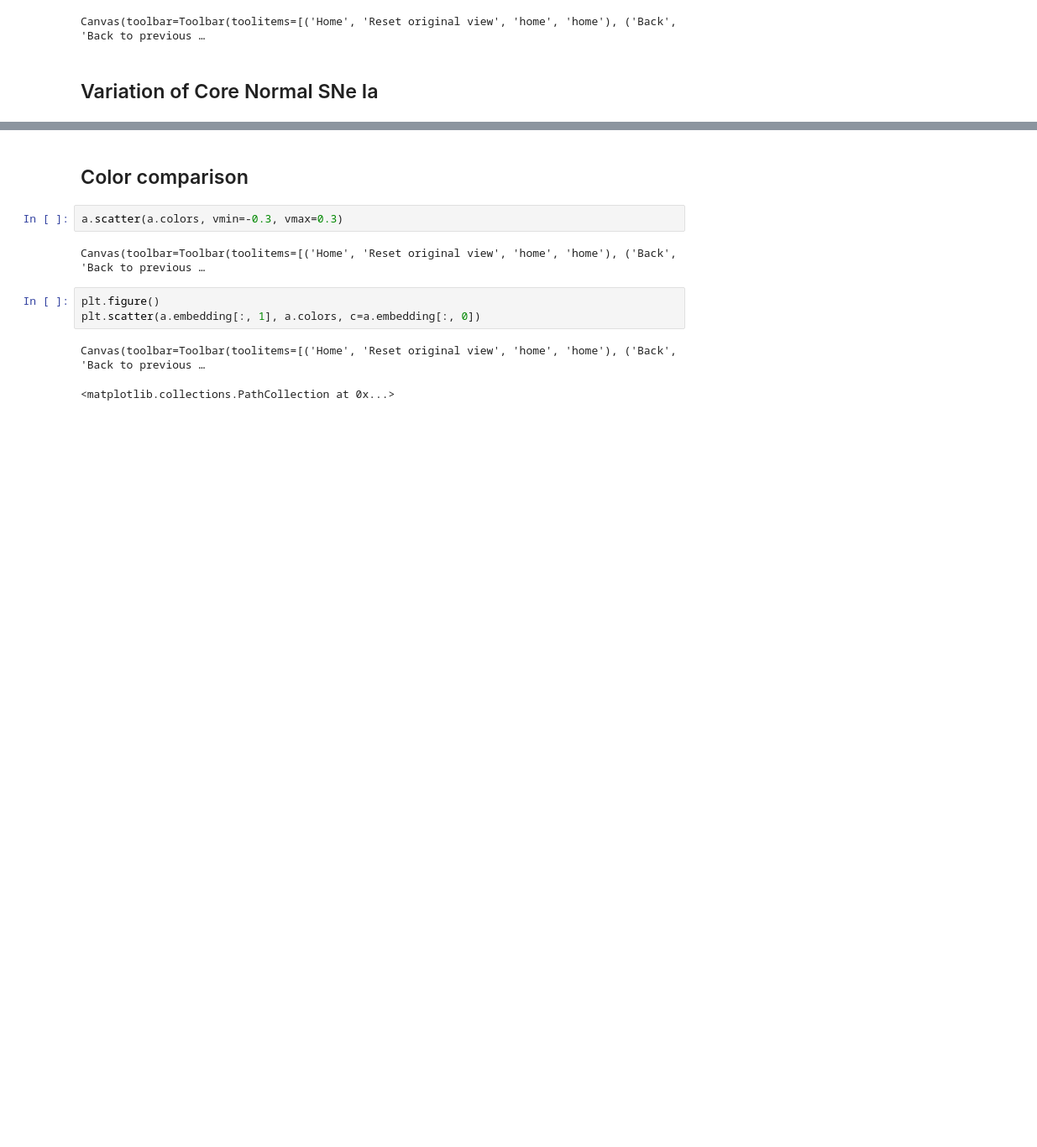
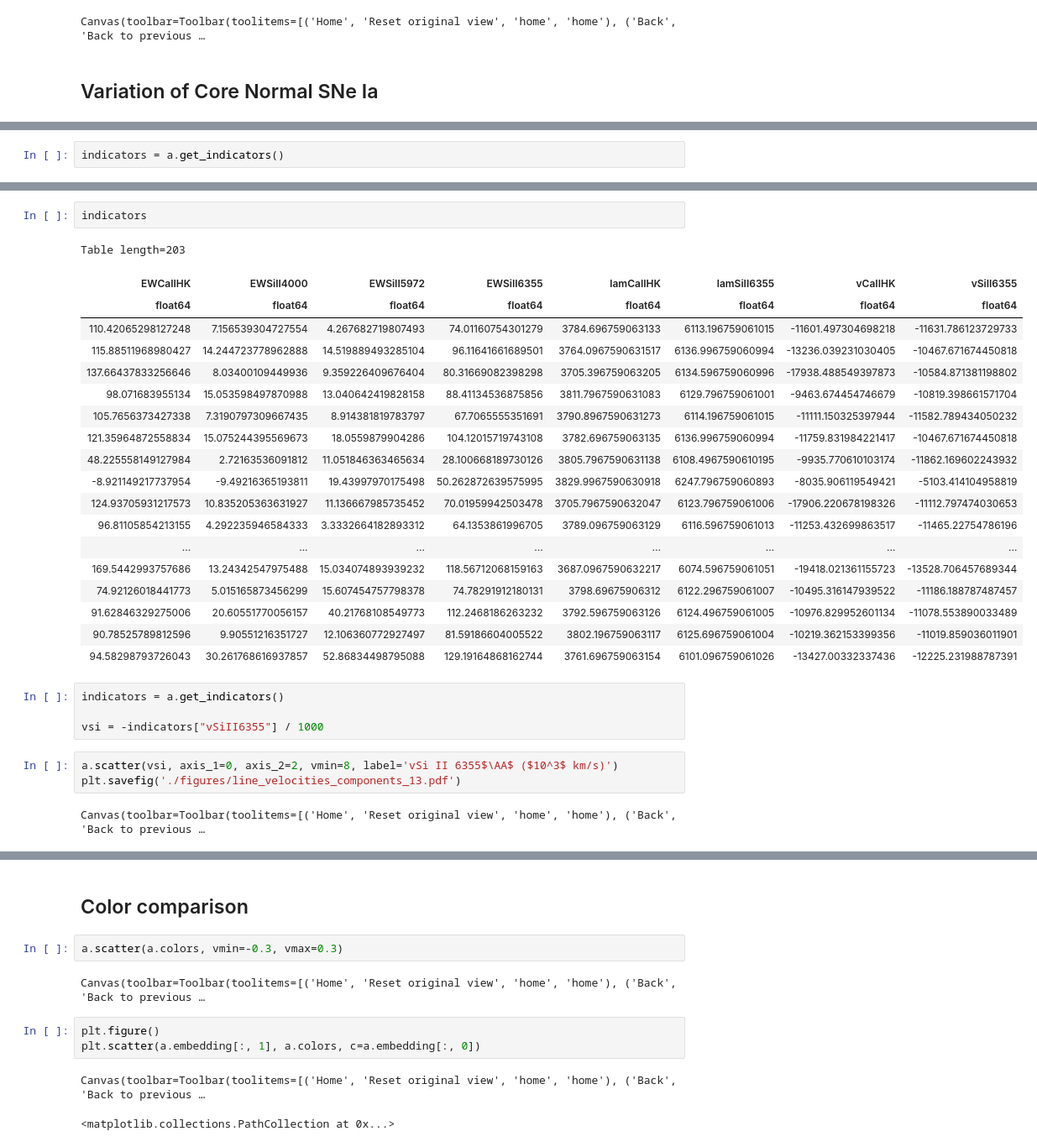
Before and after one commit to snfactory/twins_embedding, a Jupyter notebook: manifold_twins.ipynb, the cells around one changed output, grey strips where cells are left out. Shown at 84% size. Saved outputs shown, nothing was run; the diff lists cells and outputs as text; blank space fills up the shorter version.

```diff
--- a/manifold_twins.ipynb
+++ b/manifold_twins.ipynb
@@ -1089,0 +1199,2 @@ Canvas(toolbar=Toolbar(toolitems=[('Home', 'Reset original view', 'home', 'home'
+# %%
+indicators = a.get_indicators()
@@ -1089,0 +1255,31 @@ Canvas(toolbar=Toolbar(toolitems=[('Home', 'Reset original view', 'home', 'home'
+# %%
+indicators
+# %% [output]
+Table length=203
+| EWCaIIHK | EWSiII4000 | EWSiII5972 | EWSiII6355 | lamCaIIHK | lamSiII6355 | vCaIIHK | vSiII6355 |
+| float64 | float64 | float64 | float64 | float64 | float64 | float64 | float64 |
+| 110.42065298127248 | 7.156539304727554 | 4.267682719807493 | 74.01160754301279 | 3784.696759063133 | 6113.196759061015 | -11601.497304698218 | -11631.786123729733 |
+| 115.88511968980427 | 14.244723778962888 | 14.519889493285104 | 96.11641661689501 | 3764.0967590631517 | 6136.996759060994 | -13236.039231030405 | -10467.671674450818 |
+| 137.66437833256646 | 8.03400109449936 | 9.359226409676404 | 80.31669082398298 | 3705.396759063205 | 6134.596759060996 | -17938.488549397873 | -10584.871381198802 |
+| 98.071683955134 | 15.053598497870988 | 13.040642419828158 | 88.41134536875856 | 3811.7967590631083 | 6129.796759061001 | -9463.674454746679 | -10819.398661571704 |
+| 105.7656373427338 | 7.3190797309667435 | 8.914381819783797 | 67.7065555351691 | 3790.8967590631273 | 6114.196759061015 | -11111.150325397944 | -11582.789434050232 |
+| 121.35964872558834 | 15.075244395569673 | 18.0559879904286 | 104.12015719743108 | 3782.696759063135 | 6136.996759060994 | -11759.831984221417 | -10467.671674450818 |
+| 48.225558149127984 | 2.72163536091812 | 11.051846363465634 | 28.100668189730126 | 3805.7967590631138 | 6108.4967590610195 | -9935.770610103174 | -11862.169602243932 |
+| -8.921149217737954 | -9.49216365193811 | 19.43997970175498 | 50.262872639575995 | 3829.9967590630918 | 6247.796759060893 | -8035.906119549421 | -5103.414104958819 |
+| 124.93705931217573 | 10.835205363631927 | 11.136667985735452 | 70.01959942503478 | 3705.7967590632047 | 6123.796759061006 | -17906.220678198326 | -11112.797474030653 |
+| 96.81105854213155 | 4.292235946584333 | 3.3332664182893312 | 64.1353861996705 | 3789.096759063129 | 6116.596759061013 | -11253.432699863517 | -11465.22754786196 |
+| ... | ... | ... | ... | ... | ... | ... | ... |
+| 169.5442993757686 | 13.24342547975488 | 15.034074893939232 | 118.56712068159163 | 3687.0967590632217 | 6074.596759061051 | -19418.021361155723 | -13528.706457689344 |
+| 74.92126018441773 | 5.015165873456299 | 15.607454757798378 | 74.78291912180131 | 3798.69675906312 | 6122.296759061007 | -10495.316147939522 | -11186.188787487457 |
+| 91.62846329275006 | 20.60551770056157 | 40.21768108549773 | 112.2468186263232 | 3792.596759063126 | 6124.496759061005 | -10976.829952601134 | -11078.553890033489 |
+| 90.78525789812596 | 9.90551216351727 | 12.106360772927497 | 81.59186604005522 | 3802.196759063117 | 6125.696759061004 | -10219.362153399356 | -11019.859036011901 |
+| 94.58298793726043 | 30.261768616937857 | 52.86834498795088 | 129.19164868162744 | 3761.696759063154 | 6101.096759061026 | -13427.00332337436 | -12225.231988787391 |
+# %%
+indicators = a.get_indicators()
+
+vsi = -indicators["vSiII6355"] / 1000
+# %%
+a.scatter(vsi, axis_1=0, axis_2=2, vmin=8, label='vSi II 6355$\AA$ ($10^3$ km/s)')
+plt.savefig('./figures/line_velocities_components_13.pdf')
+# %% [output]
+Canvas(toolbar=Toolbar(toolitems=[('Home', 'Reset original view', 'home', 'home'), ('Back', 'Back to previous …
```
Also changed, not shown: parts of 71 cells of this notebook, 1 other file.
